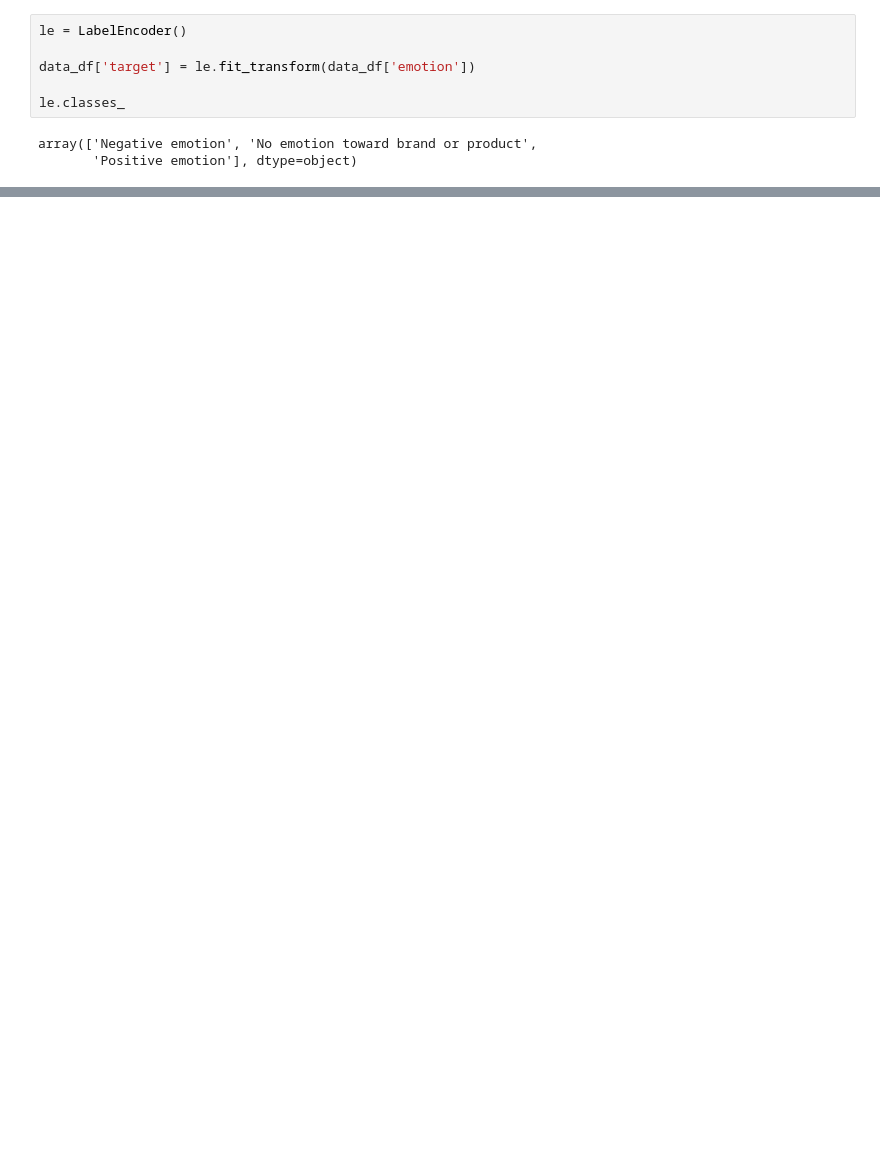
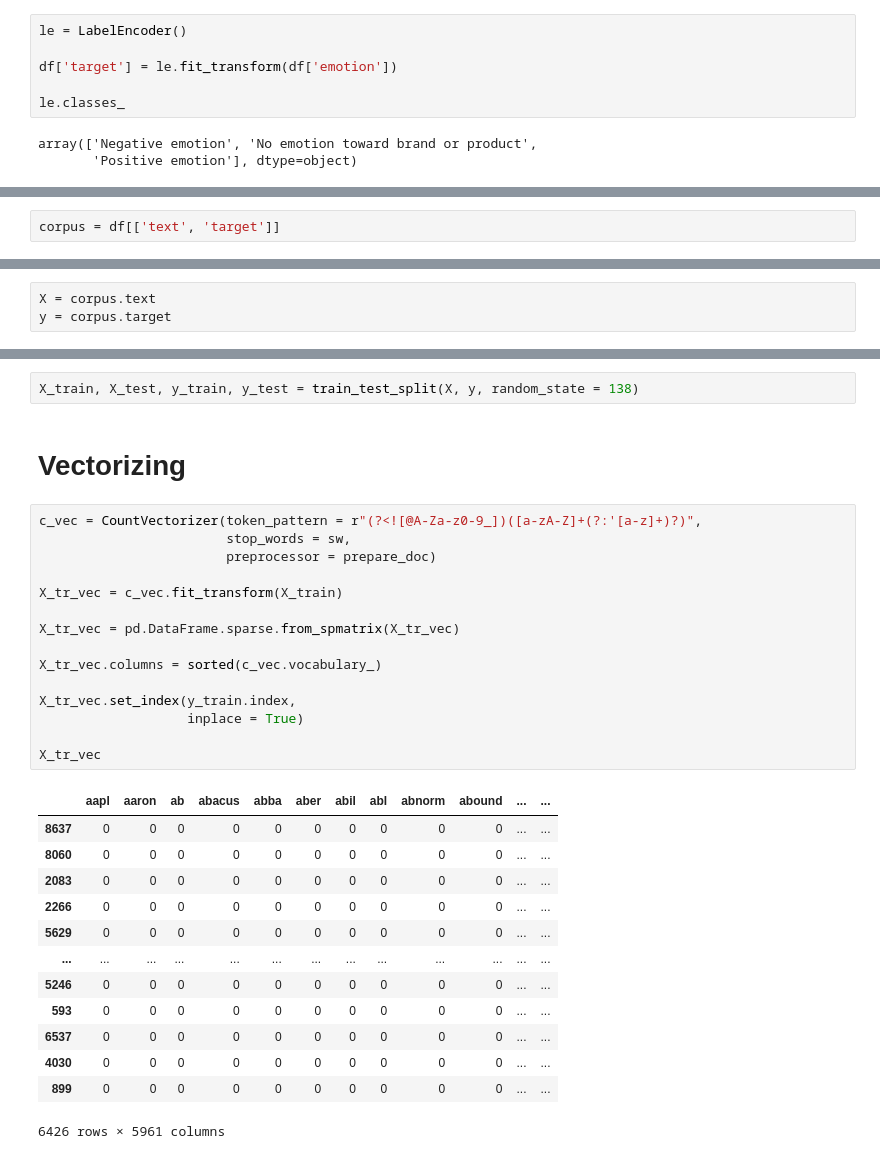
Before and after one commit to ssaeed85/dsc-ph4-TweetSentimentAnalysis-NLP, a Jupyter notebook: Workspace/Luke/Initial_Cleaning.ipynb, the cells around one changed output, grey strips where cells are left out. Saved outputs shown, nothing was run; the diff lists cells and outputs as text; blank space fills up the shorter version.

Commit message:
Changes to notebook incl. first model, updated tokenizer

```diff
--- a/Workspace/Luke/Initial_Cleaning.ipynb
+++ b/Workspace/Luke/Initial_Cleaning.ipynb
@@ -266,7 +281,7 @@ sw.extend([
 # %%
 le = LabelEncoder()
 
-data_df['target'] = le.fit_transform(data_df['emotion'])
+df['target'] = le.fit_transform(df['emotion'])
 
 le.classes_
 # %% [output]
@@ -290,0 +308,2 @@ data_df
+# %%
+corpus = df[['text', 'target']]
@@ -290,0 +326,3 @@ data_df
+# %%
+X = corpus.text
+y = corpus.target
@@ -290,0 +344,33 @@ data_df
+# %%
+X_train, X_test, y_train, y_test = train_test_split(X, y, random_state = 138)
+# %% [markdown]
+# Vectorizing
+# %%
+c_vec = CountVectorizer(token_pattern = r"(?<![@A-Za-z0-9_])([a-zA-Z]+(?:'[a-z]+)?)",
+                        stop_words = sw,
+                        preprocessor = prepare_doc)
+
+X_tr_vec = c_vec.fit_transform(X_train)
+
+X_tr_vec = pd.DataFrame.sparse.from_spmatrix(X_tr_vec)
+
+X_tr_vec.columns = sorted(c_vec.vocabulary_)
+
+X_tr_vec.set_index(y_train.index,
+                   inplace = True)
+
+X_tr_vec
+# %% [output]
+|  | aapl | aaron | ab | abacus | abba | aber | abil | abl | abnorm | abound | ... | ... |
+| 8637 | 0 | 0 | 0 | 0 | 0 | 0 | 0 | 0 | 0 | 0 | ... | ... |
+| 8060 | 0 | 0 | 0 | 0 | 0 | 0 | 0 | 0 | 0 | 0 | ... | ... |
+| 2083 | 0 | 0 | 0 | 0 | 0 | 0 | 0 | 0 | 0 | 0 | ... | ... |
+| 2266 | 0 | 0 | 0 | 0 | 0 | 0 | 0 | 0 | 0 | 0 | ... | ... |
+| 5629 | 0 | 0 | 0 | 0 | 0 | 0 | 0 | 0 | 0 | 0 | ... | ... |
+| ... | ... | ... | ... | ... | ... | ... | ... | ... | ... | ... | ... | ... |
+| 5246 | 0 | 0 | 0 | 0 | 0 | 0 | 0 | 0 | 0 | 0 | ... | ... |
+| 593 | 0 | 0 | 0 | 0 | 0 | 0 | 0 | 0 | 0 | 0 | ... | ... |
+| 6537 | 0 | 0 | 0 | 0 | 0 | 0 | 0 | 0 | 0 | 0 | ... | ... |
+| 4030 | 0 | 0 | 0 | 0 | 0 | 0 | 0 | 0 | 0 | 0 | ... | ... |
+| 899 | 0 | 0 | 0 | 0 | 0 | 0 | 0 | 0 | 0 | 0 | ... | ... |
+6426 rows × 5961 columns
```
Also changed, not shown: parts of 41 cells of this notebook.
